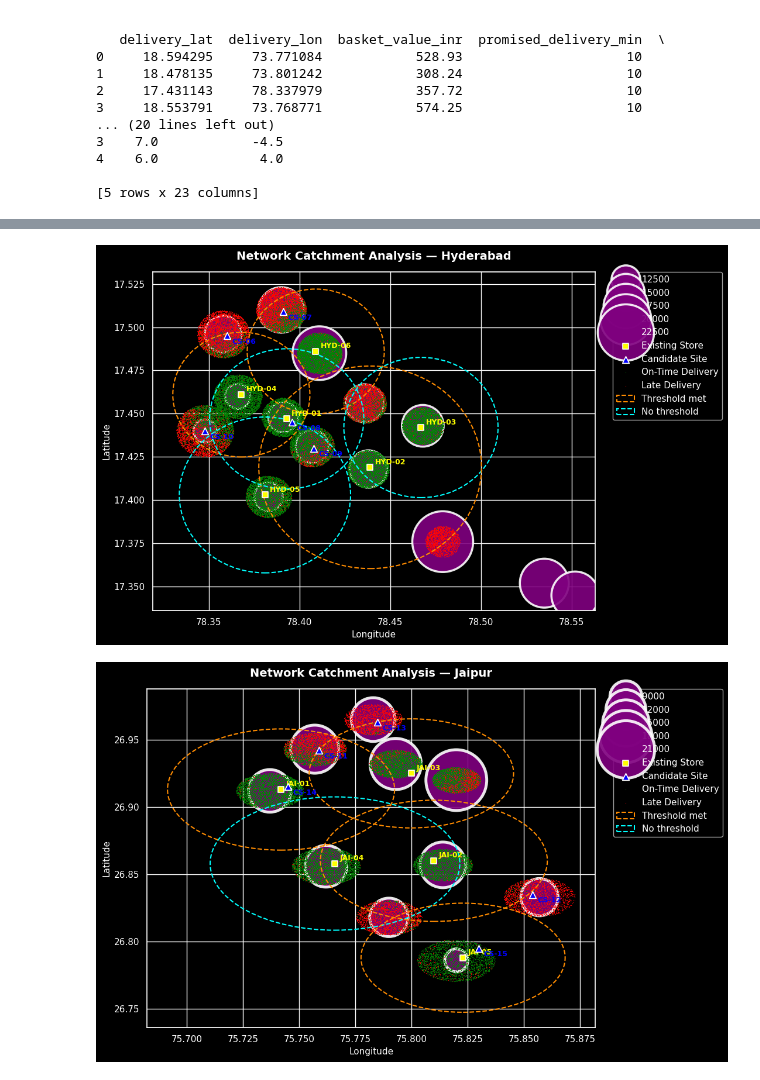
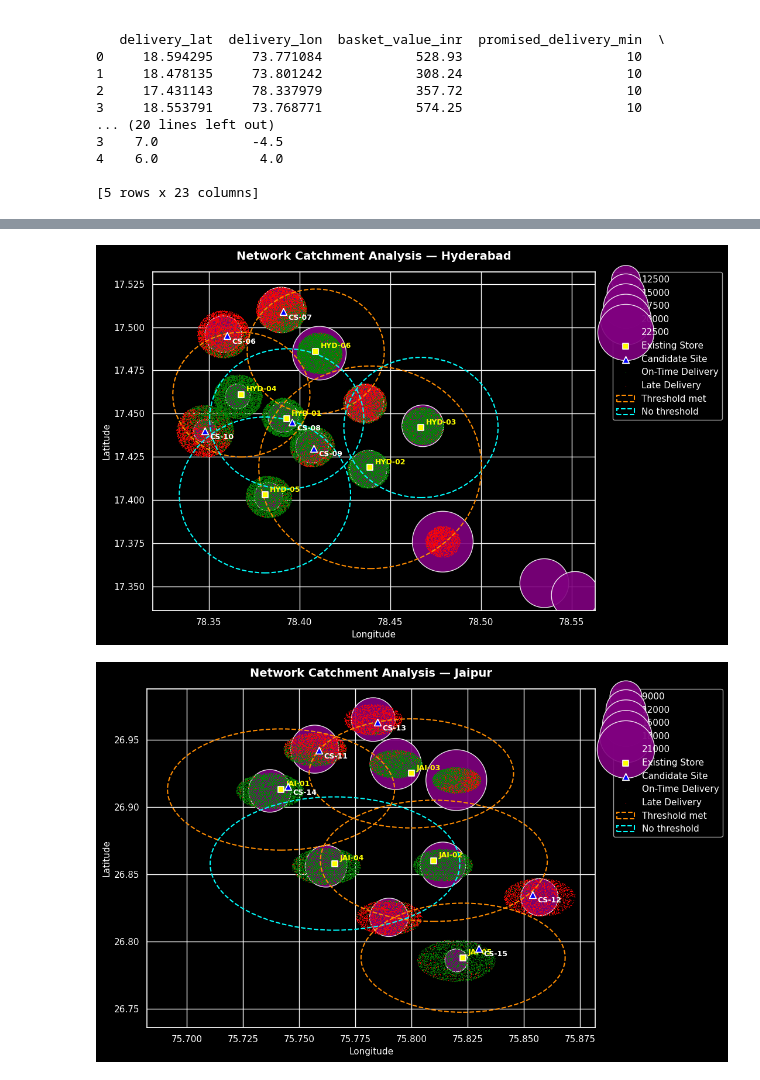
Before and after one commit to jeetb270/Stratify_2026_Dark_Matter, a Jupyter notebook: stratify_2026.ipynb, the cells around one changed output, grey strips where cells are left out. Saved outputs shown, nothing was run; the diff lists cells and outputs as text; code cells hidden in the pictures.

```diff
--- a/stratify_2026.ipynb
+++ b/stratify_2026.ipynb
@@ -335,6 +335,7 @@ for city in cities:
         sizes=(800, 5600),
         alpha=0.90,
         color='purple',
+        linewidth=1,
         legend='brief'
     )
 
@@ -456,7 +457,7 @@ for city in cities:
         plt.annotate(
             row['site_id'],
             (row['site_lon'], row['site_lat']),
-            fontsize=9, fontweight='bold', color='blue',
+            fontsize=9, fontweight='bold', color='white',
             xytext=(6, -10), textcoords='offset points'
         )
 
@@ -475,2 +476,2 @@ for city in cities:
-[figure, old version]
+[figure, new version]
-[figure, old version]
+[figure, new version]
```
Also changed, not shown: parts of 3 cells of this notebook.
